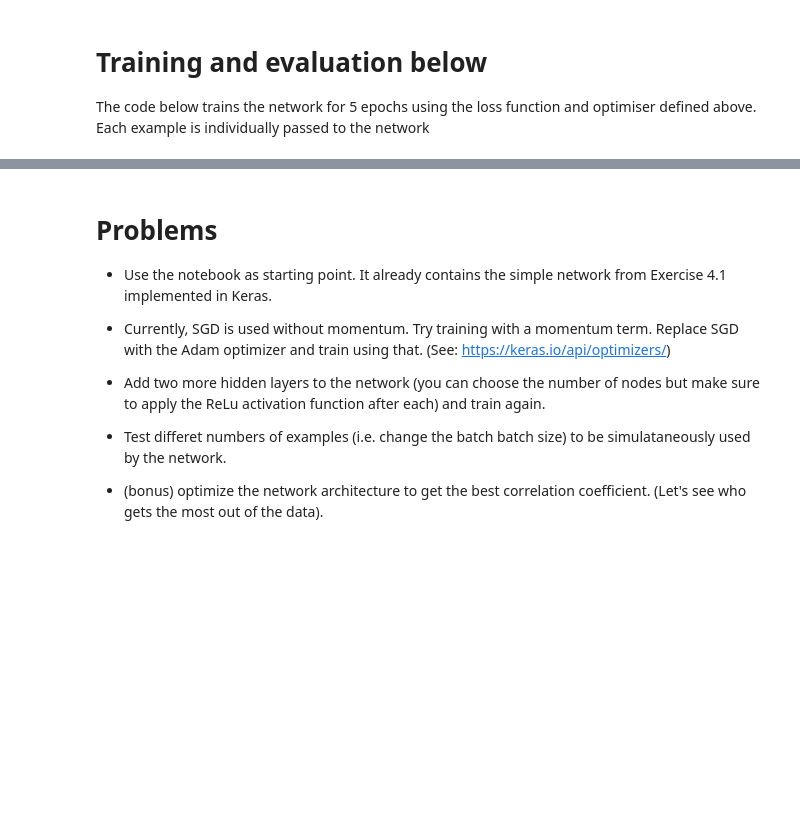
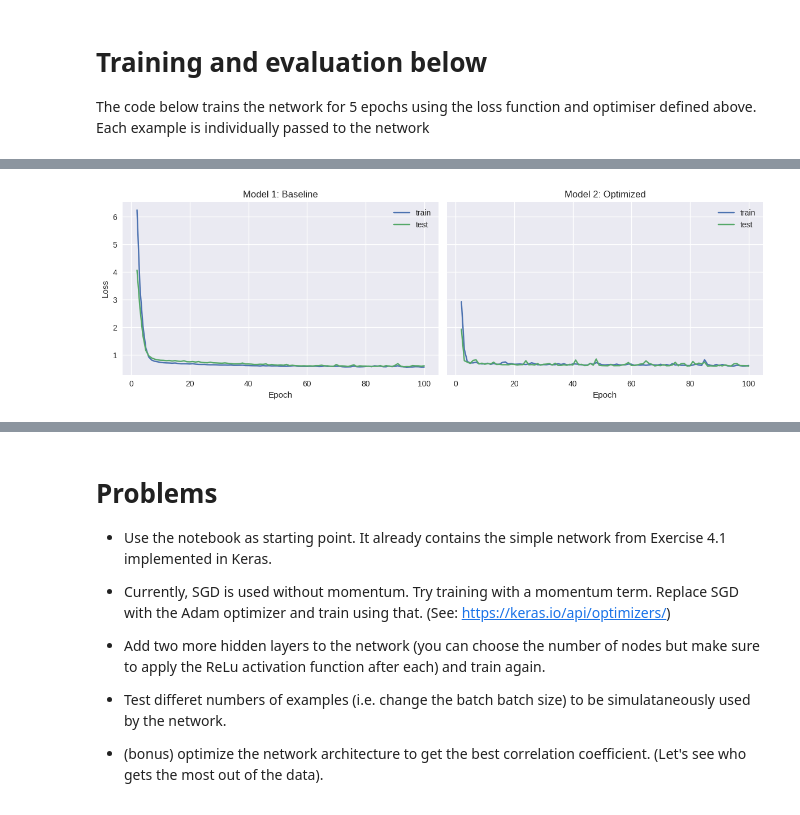
Before and after one commit to adrian-sica/ADL2025_exercises, a Jupyter notebook: Exercise6p3/Exercise_6p3.ipynb, the cells around one changed output, grey strips where cells are left out. Drawn from its saved outputs; the diff is of its cells as text; code cells hidden in the pictures; blank space fills up the shorter version.

```diff
--- a/Exercise6p3/Exercise_6p3.ipynb
+++ b/Exercise6p3/Exercise_6p3.ipynb
@@ -66,6 +125,6 @@ model.compile(
 
 The code below trains the network for 5 epochs using the loss function and optimiser defined above. Each example is individually passed to the network
 # %%
-history = model.fit(X_train, y_train,
+history_basic = model_basic.fit(X_train, y_train,
                     validation_data=(X_test, y_test),
-                    epochs=5, batch_size=1)
+                    epochs=100, batch_size=64)
@@ -71,0 +157,4 @@ history = model.fit(X_train, y_train,
+# %%
+history_opt = model_opt.fit(X_train, y_train,
+                    validation_data=(X_test, y_test),
+                    epochs=100, batch_size=64)
@@ -75,5 +182,7 @@ history = model.fit(X_train, y_train,
 # at different epochs
 # We discard the first epoch as the loss value is very high,
 # obscuring the rest of the distribution
-train_loss = history.history["loss"][1:]
-test_loss = history.history["val_loss"][1:]
+train_loss_basic = history_basic.history["loss"][1:]
+test_loss_basic  = history_basic.history["val_loss"][1:]
+train_loss_opt   = history_opt.history["loss"][1:]
+test_loss_opt    = history_opt.history["val_loss"][1:]
@@ -100,0 +189,25 @@ np.corrcoef(y_pred,y_test)
+# %%
+epochs_basic = range(2, 2 + len(train_loss_basic))
+epochs_opt   = range(2, 2 + len(train_loss_opt))
+
+fig, axes = plt.subplots(1, 2, figsize=(12, 4), sharey=True)
+
+# --- Basic ---
+axes[0].plot(epochs_basic, train_loss_basic, label="train")
+axes[0].plot(epochs_basic, test_loss_basic, label="test")
+axes[0].set_title("Model 1: Baseline")
+axes[0].set_xlabel("Epoch")
+axes[0].set_ylabel("Loss")
+axes[0].legend()
+
+# --- Optimized ---
+axes[1].plot(epochs_opt, train_loss_opt, label="train")
+axes[1].plot(epochs_opt, test_loss_opt, label="test")
+axes[1].set_title("Model 2: Optimized")
+axes[1].set_xlabel("Epoch")
+axes[1].legend()
+
+plt.tight_layout()
+plt.show()
+# %% [output]
+[figure, added]
```
Also changed, not shown: parts of 10 cells of this notebook.
